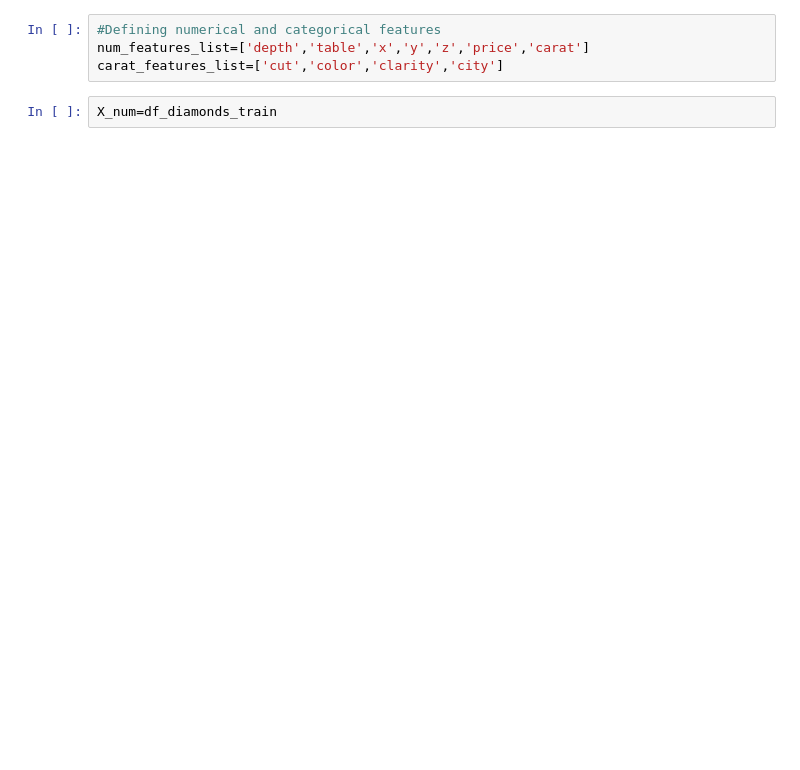
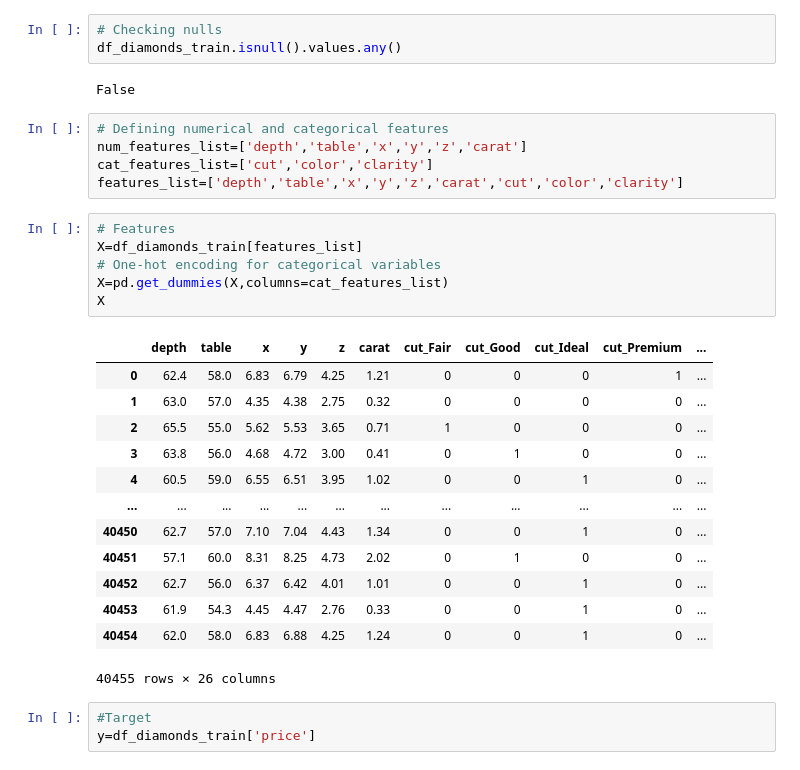
Before and after one commit to Malvagfr/ih_datamadpt1121_project_m3, a Jupyter notebook: code/Model_training.ipynb, the cells around one changed output. Cells and saved outputs as stored; diff of their text form; blank space fills up the shorter version.

```diff
--- a/code/Model_training.ipynb
+++ b/code/Model_training.ipynb
@@ -22,9 +25,36 @@ df_diamonds_train
 | 40453 | 9d733392d362d5c6f1d9b9659b601c7d4... | 61.9 | 54.3 | 4.45 | 4.47 | 2.76 | 456 | 0.33 | Ideal | J | VS1 | ... |
 | 40454 | a02744a70faa594d240b067f21fcc23a8... | 62.0 | 58.0 | 6.83 | 6.88 | 4.25 | 6232 | 1.24 | Ideal | I | SI1 | ... |
 40455 rows × 12 columns
+# %%
+# Checking nulls
+df_diamonds_train.isnull().values.any()
+# %% [output]
+False
 # %%
-#Defining numerical and categorical features
-num_features_list=['depth','table','x','y','z','price','carat']
-carat_features_list=['cut','color','clarity','city']
+# Defining numerical and categorical features
+num_features_list=['depth','table','x','y','z','carat']
+cat_features_list=['cut','color','clarity']
+features_list=['depth','table','x','y','z','carat','cut','color','clarity']
 # %%
-X_num=df_diamonds_train
+# Features
+X=df_diamonds_train[features_list]
+# One-hot encoding for categorical variables
+X=pd.get_dummies(X,columns=cat_features_list)
+X
+# %% [output]
+|  | depth | table | x | y | z | carat | cut_Fair | cut_Good | cut_Ideal | cut_Premium | ... |
+| 0 | 62.4 | 58.0 | 6.83 | 6.79 | 4.25 | 1.21 | 0 | 0 | 0 | 1 | ... |
+| 1 | 63.0 | 57.0 | 4.35 | 4.38 | 2.75 | 0.32 | 0 | 0 | 0 | 0 | ... |
+| 2 | 65.5 | 55.0 | 5.62 | 5.53 | 3.65 | 0.71 | 1 | 0 | 0 | 0 | ... |
+| 3 | 63.8 | 56.0 | 4.68 | 4.72 | 3.00 | 0.41 | 0 | 1 | 0 | 0 | ... |
+| 4 | 60.5 | 59.0 | 6.55 | 6.51 | 3.95 | 1.02 | 0 | 0 | 1 | 0 | ... |
+| ... | ... | ... | ... | ... | ... | ... | ... | ... | ... | ... | ... |
+| 40450 | 62.7 | 57.0 | 7.10 | 7.04 | 4.43 | 1.34 | 0 | 0 | 1 | 0 | ... |
+| 40451 | 57.1 | 60.0 | 8.31 | 8.25 | 4.73 | 2.02 | 0 | 1 | 0 | 0 | ... |
+| 40452 | 62.7 | 56.0 | 6.37 | 6.42 | 4.01 | 1.01 | 0 | 0 | 1 | 0 | ... |
+| 40453 | 61.9 | 54.3 | 4.45 | 4.47 | 2.76 | 0.33 | 0 | 0 | 1 | 0 | ... |
+| 40454 | 62.0 | 58.0 | 6.83 | 6.88 | 4.25 | 1.24 | 0 | 0 | 1 | 0 | ... |
+40455 rows × 26 columns
+# %%
+#Target
+y=df_diamonds_train['price']
```
Also changed, not shown: parts of 16 cells of this notebook, 1 other file.
